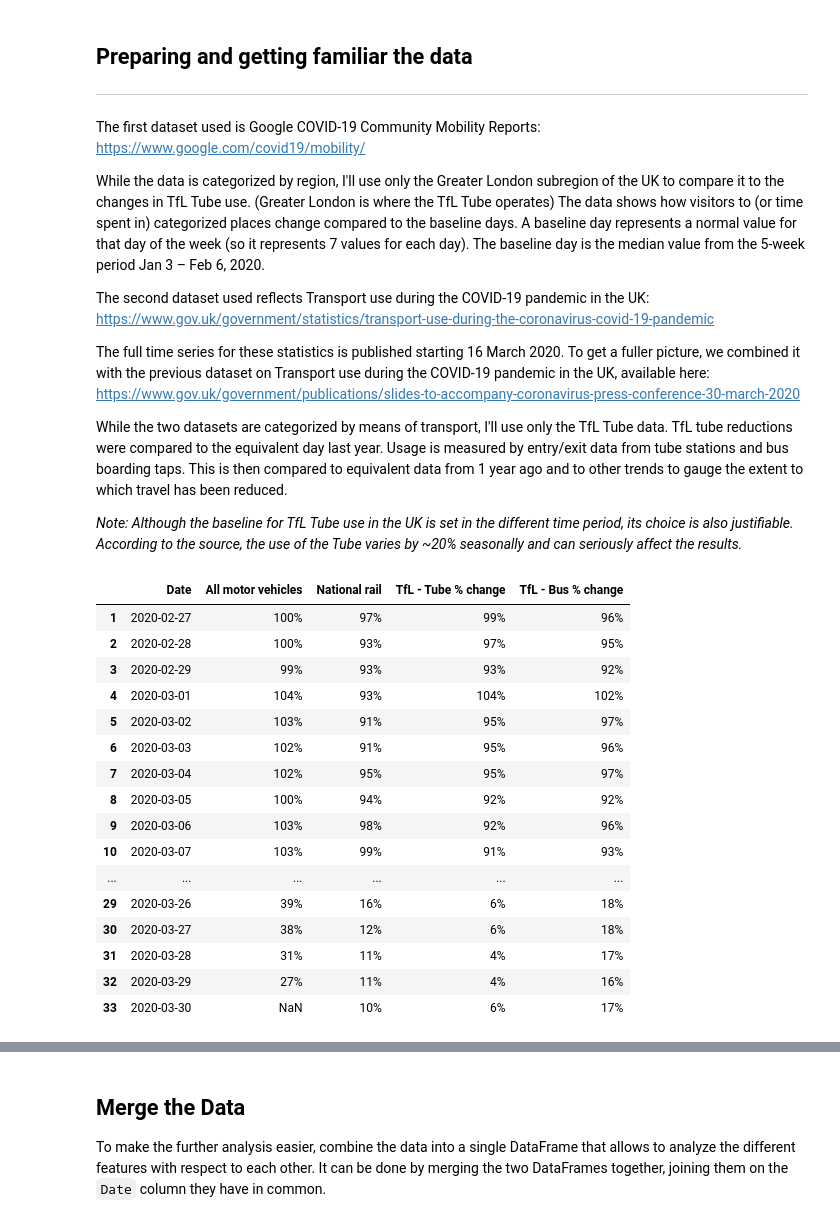
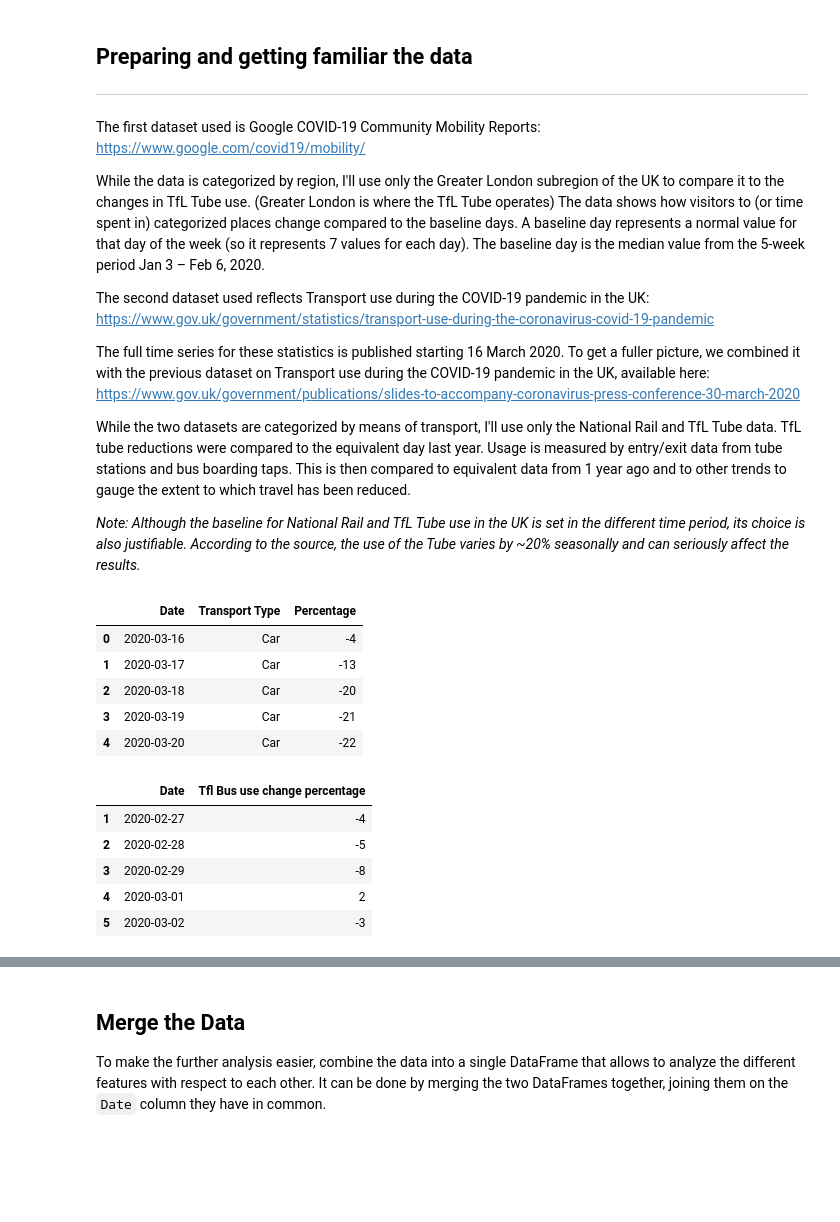
Before and after one commit to IuliiaZaitova/COVID_Prediction_London_National_Transport_Use, a Jupyter notebook: UK_transport.ipynb, the cells around one changed output, grey strips where cells are left out. Drawn from its saved outputs; the diff is of its cells as text; code cells hidden in the pictures; blank space fills up the shorter version.

```diff
--- a/UK_transport.ipynb
+++ b/UK_transport.ipynb
@@ -34,9 +35,9 @@ The second dataset used reflects Transport use during the COVID-19 pandemic in t
 The full time series for these statistics is published starting 16 March 2020. To get a fuller picture, we combined it with the previous dataset on Transport use during the COVID-19 pandemic in the UK, available here:
 https://www.gov.uk/government/publications/slides-to-accompany-coronavirus-press-conference-30-march-2020
 
-While the two datasets are categorized by means of transport, I'll use only the TfL Tube data. TfL tube reductions were compared to the equivalent day last year. Usage is measured by entry/exit data from tube stations and bus boarding taps. This is then compared to equivalent data from 1 year ago and to other trends to gauge the extent to which travel has been reduced.
+While the two datasets are categorized by means of transport, I'll use only the National Rail and TfL Tube data. TfL tube reductions were compared to the equivalent day last year. Usage is measured by entry/exit data from tube stations and bus boarding taps. This is then compared to equivalent data from 1 year ago and to other trends to gauge the extent to which travel has been reduced.
 
-*Note: Although the baseline for TfL Tube use in the UK is set in the different time period, its choice is also justifiable. According to the source, the use of the Tube varies by ~20% seasonally and can seriously affect the results.*
+*Note: Although the baseline for National Rail and TfL Tube use in the UK is set in the different time period, its choice is also justifiable. According to the source, the use of the Tube varies by ~20% seasonally and can seriously affect the results.*
 # %%
 # importing data from the csv-files
 path_mobility_report = 'data/Global_Mobility_Report.csv'
@@ -47,45 +48,69 @@ df_mobility = pd.read_csv(path_mobility_report, parse_dates = ['date'], dayfirst
 df_transport_feb_mar = pd.read_csv(path_transport_feb_mar, parse_dates = ['Date']) # the first UK transport dataset
 df_transport_mar_may = pd.read_csv(path_transport_mar_may, parse_dates = ['Date'], dayfirst=True) # the second UK transport dataset
 # %%
-# cleaning the data
+# cleaning the data for UK transport in February-March
 df_transport_feb_mar = df_transport_feb_mar.transpose()
 df_transport_feb_mar.reset_index(level=0, inplace=True)
 df_transport_feb_mar.columns = ['Date', 'All motor vehicles','National rail', 'TfL - Tube % change', 'TfL - Bus % change']
 df_transport_feb_mar.drop(df_transport_feb_mar.index[0], inplace=True)
 date_df = pd.DataFrame({'year': [2020]*34,
                    'month': [2]*4+[3]*30,
                    'day': [1,27,28,29]+list(range(1,31))})
 df_transport_feb_mar['Date'] = pd.to_datetime(date_df)
 df_transport_mar_may.dropna(inplace = True)
 
 # turn percentage into integers
 def into_int(column):
     '''
     param column: a column in a dataframe / a list with percentages
     '''
     list1 = []
     for i in column:
         l = int(i[:-1])-100
         list1.append(l)
     return list1
 df_transport_mar_may['Percentage'] = into_int(df_transport_mar_may['Percentage'])
-df_transport_feb_mar
+df_transport_mar_may.head()
 # %% [output]
-|  | Date | All motor vehicles | National rail | TfL - Tube % change | TfL - Bus % change |
-| 1 | 2020-02-27 | 100% | 97% | 99% | 96% |
-| 2 | 2020-02-28 | 100% | 93% | 97% | 95% |
-| 3 | 2020-02-29 | 99% | 93% | 93% | 92% |
-| 4 | 2020-03-01 | 104% | 93% | 104% | 102% |
-| 5 | 2020-03-02 | 103% | 91% | 95% | 97% |
-| 6 | 2020-03-03 | 102% | 91% | 95% | 96% |
-| 7 | 2020-03-04 | 102% | 95% | 95% | 97% |
-| 8 | 2020-03-05 | 100% | 94% | 92% | 92% |
-| 9 | 2020-03-06 | 103% | 98% | 92% | 96% |
-| 10 | 2020-03-07 | 103% | 99% | 91% | 93% |
-| ... | ... | ... | ... | ... | ... |
-| 29 | 2020-03-26 | 39% | 16% | 6% | 18% |
-| 30 | 2020-03-27 | 38% | 12% | 6% | 18% |
-| 31 | 2020-03-28 | 31% | 11% | 4% | 17% |
-| 32 | 2020-03-29 | 27% | 11% | 4% | 16% |
-| 33 | 2020-03-30 | NaN | 10% | 6% | 17% |
+|  | Date | Transport Type | Percentage |
+| 0 | 2020-03-16 | Car | -4 |
+| 1 | 2020-03-17 | Car | -13 |
+| 2 | 2020-03-18 | Car | -20 |
+| 3 | 2020-03-19 | Car | -21 |
+| 4 | 2020-03-20 | Car | -22 |
+# %%
+# combine the data in both UK-transport reports for the needed transport type
+def add_transport(column_name, sec_column_name):
+    '''
+    param column_name: name of the column in the first part of the UK-transport report
+    param sec_column_name: name of the column in the second part of the UK-transport report
+    '''
+    type_transport = df_transport_mar_may[df_transport_mar_may['Transport Type'] == column_name]
+    transport_add = df_transport_feb_mar[df_transport_feb_mar["Date"].isin(pd.date_range("2020-02-27", "2020-03-15"))][['Date',sec_column_name]]
+    transport_add.columns = ['Date', 'Percentage']
+    transport_add['Percentage'] = into_int(transport_add['Percentage'])
+
+    transport_added = pd.concat([transport_add,type_transport], sort=True)
+    del transport_added['Transport Type']
+    return transport_added
+
+# combine the reports for TfL Tube
+tfl_tube = add_transport('TfL Tube', 'TfL - Tube % change')
+tfl_tube.rename(columns={'Percentage': 'Tfl Tube use change percentage'}, inplace=True)
+
+# combine the reports for National Rail
+national_rail = add_transport('National Rail', 'National rail')
+national_rail.rename(columns={'Percentage': 'National rail use change percentage'}, inplace=True)
+
+# combine the reports for TfL Bus
+tfl_bus = add_transport('TfL Bus', 'TfL - Bus % change')
+tfl_bus.rename(columns={'Percentage': 'Tfl Bus use change percentage'}, inplace=True)
+tfl_bus.head() # as we can see, the data for tfl bus is not fully represented for the given dates under analysis, so I decided not to include it
+# %% [output]
+|  | Date | Tfl Bus use change percentage |
+| 1 | 2020-02-27 | -4 |
+| 2 | 2020-02-28 | -5 |
+| 3 | 2020-02-29 | -8 |
+| 4 | 2020-03-01 | 2 |
+| 5 | 2020-03-02 | -3 |
 # %%
```
Also changed, not shown: parts of 23 cells of this notebook.
